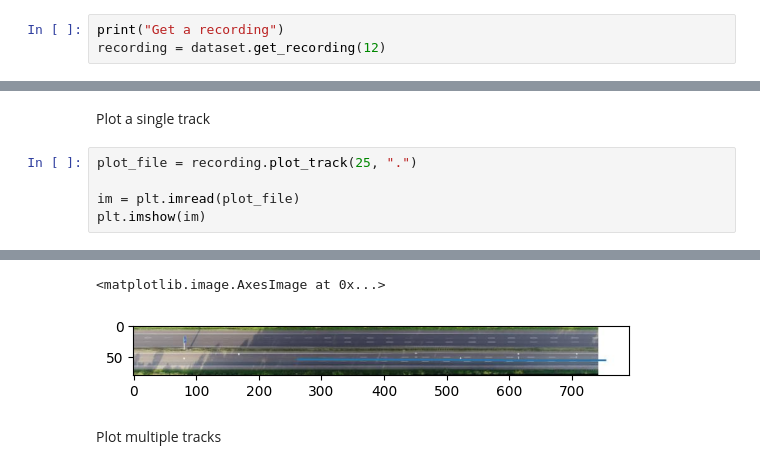
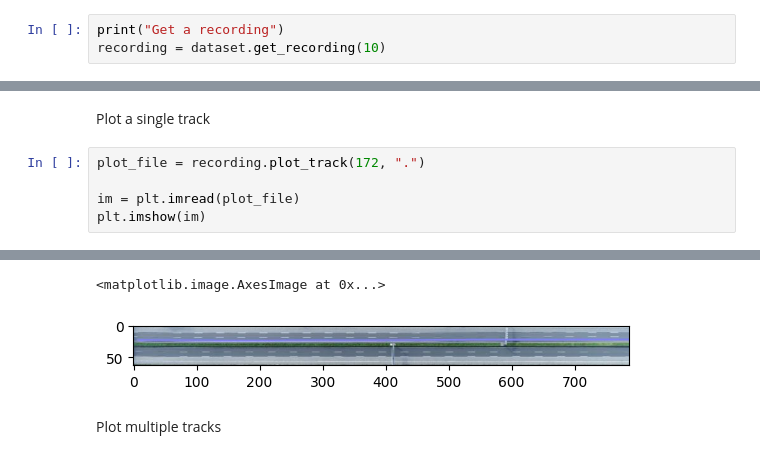
Before and after one commit to hendrikoweber/lxd-io, a Jupyter notebook: tutorial.ipynb, the cells around one changed output, grey strips where cells are left out. Cells and saved outputs as stored; diff of their text form.

Commit message:
Plot track with failing lc relation

```diff
--- a/tutorial.ipynb
+++ b/tutorial.ipynb
@@ -36,5 +36,5 @@ Available recordings at locations: {1: [11, 12, 13, 14, 25, 26, 27, 28, 29, 30,
 Get a specific recording as a `Recording` object to access. To get the recording with `recording_id` 1 from the dataset, use
 # %%
 print("Get a recording")
-recording = dataset.get_recording(12)
+recording = dataset.get_recording(10)
 # %% [output]
@@ -166,7 +166,7 @@ import matplotlib.pyplot as plt
 # %% [markdown]
 Plot a single track
 # %%
-plot_file = recording.plot_track(25, ".")
+plot_file = recording.plot_track(172, ".")
 
 im = plt.imread(plot_file)
 plt.imshow(im)
@@ -175,5 +175,5 @@ plt.imshow(im)
 <matplotlib.image.AxesImage at 0x...>
-[figure, old version]
+[figure, new version]
 # %% [markdown]
 Plot multiple tracks
 # %%
```
Also changed, not shown: parts of 11 cells of this notebook.
